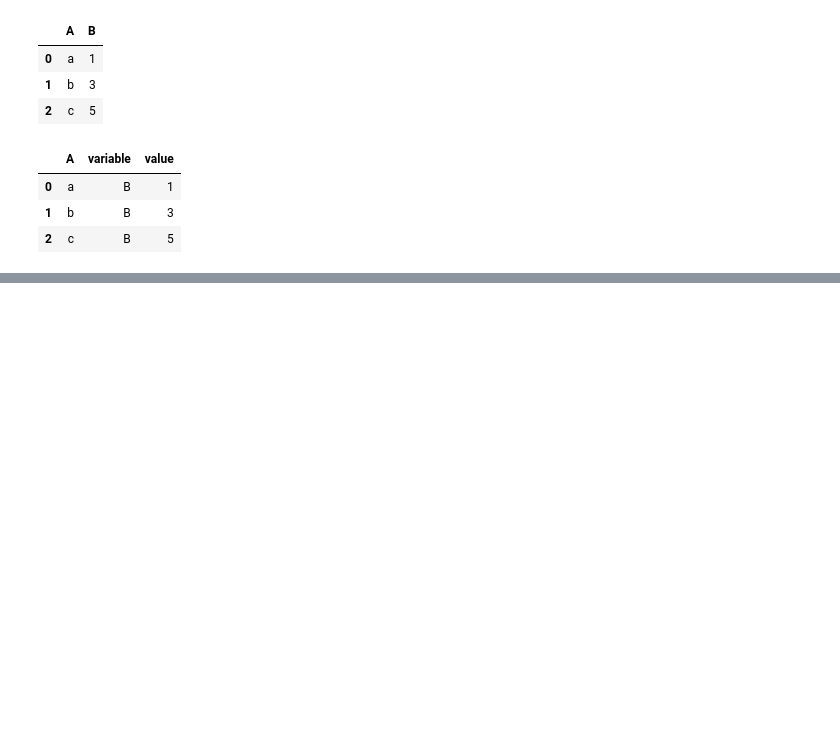
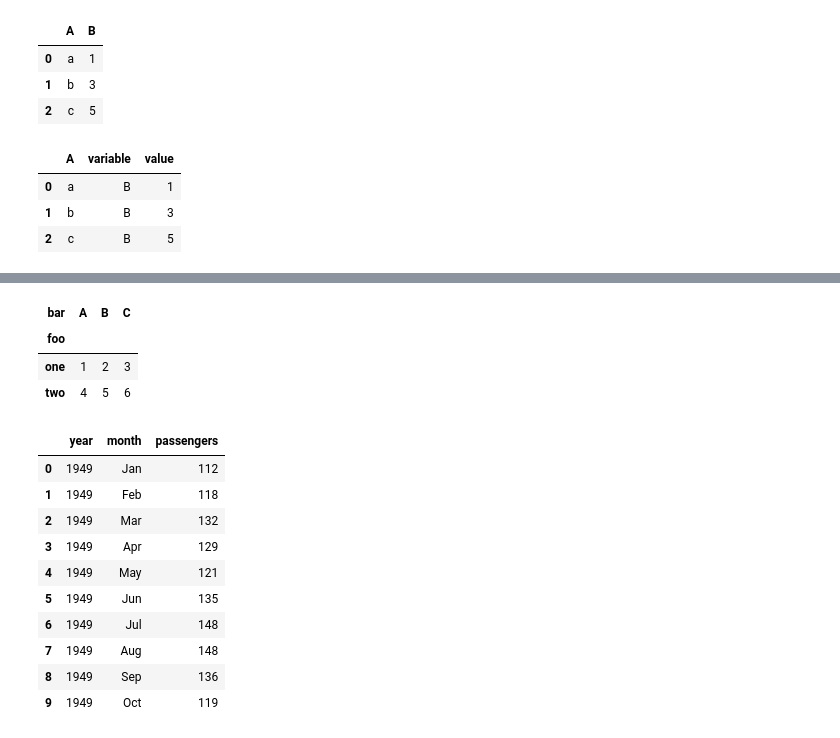
Before and after one commit to Vasanta2002/Sprint_1_git, a Jupyter notebook: sp1_M3.ipynb, the cells around one changed output, grey strips where cells are left out. Drawn from its saved outputs; the diff is of its cells as text; code cells hidden in the pictures; blank space fills up the shorter version.

```diff
--- a/sp1_M3.ipynb
+++ b/sp1_M3.ipynb
@@ -271,0 +287,27 @@ pd.melt(df, id_vars=['A'], value_vars=['B'])
+# %%
+# Pivot with the given
+df.pivot(index='foo', columns='bar', values='baz')
+# %% [output]
+| bar | A | B | C |
+| foo |  |  |  |
+| one | 1 | 2 | 3 |
+| two | 4 | 5 | 6 |
+# %%
+# Import the seaborn plotting library
+import seaborn as sns
+
+# Load the
+flights = sns.load_dataset("flights")
+flights.head(10)
+# %% [output]
+|  | year | month | passengers |
+| 0 | 1949 | Jan | 112 |
+| 1 | 1949 | Feb | 118 |
+| 2 | 1949 | Mar | 132 |
+| 3 | 1949 | Apr | 129 |
+| 4 | 1949 | May | 121 |
+| 5 | 1949 | Jun | 135 |
+| 6 | 1949 | Jul | 148 |
+| 7 | 1949 | Aug | 148 |
+| 8 | 1949 | Sep | 136 |
+| 9 | 1949 | Oct | 119 |
```
Also changed, not shown: parts of 4 cells of this notebook.
